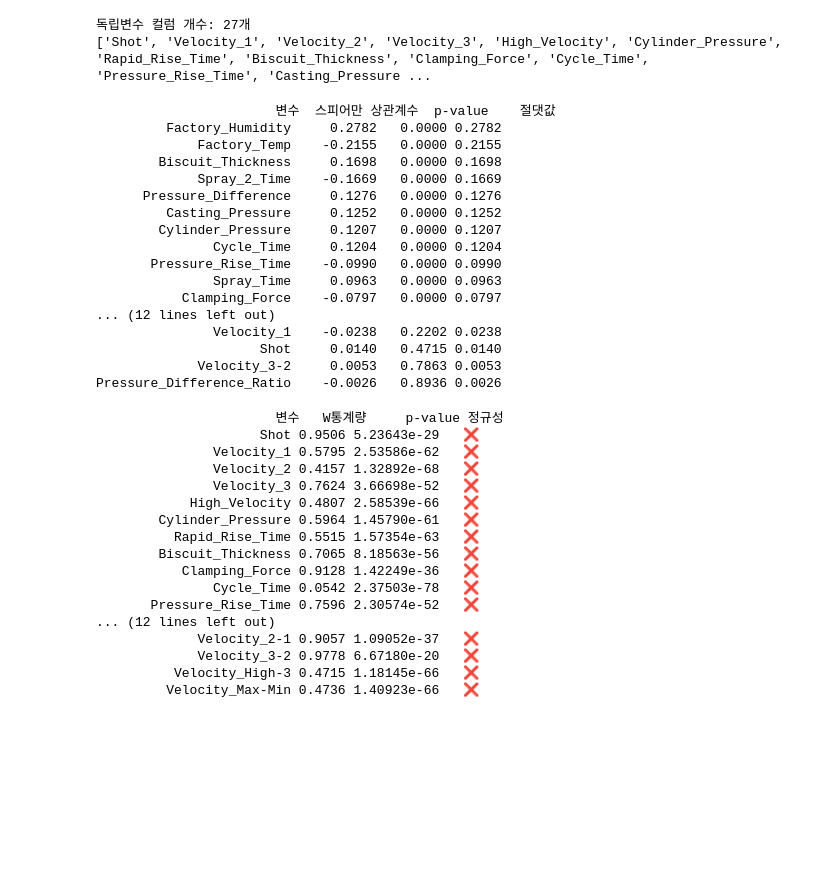
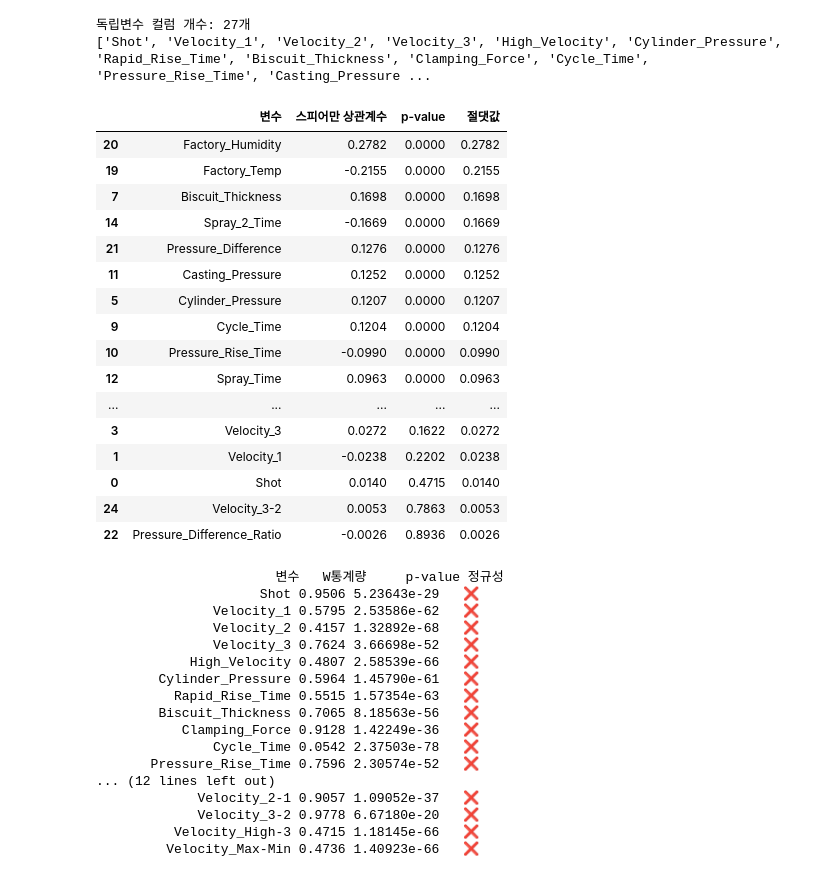
Before and after one commit to heeso0908/hotsix, a Jupyter notebook: notebooks/김재천/statistics_all_iv.ipynb, the cells around one changed output. Saved outputs shown, nothing was run; the diff lists cells and outputs as text; code cells hidden in the pictures; blank space fills up the shorter version.

```diff
--- a/notebooks/김재천/statistics_all_iv.ipynb
+++ b/notebooks/김재천/statistics_all_iv.ipynb
@@ -145,40 +268,40 @@ print(independent_columns)
 # %%
 from scipy.stats import spearmanr
 
 exclude_cols = ['Defect_Status', 'Defect_Type', 'id', 'Product_Type']
 
 results = []
 
 for col in type1_df[independent_columns]:
     clean = type1_df[[col, 'Defect_Status']].dropna()
     corr, p = spearmanr(clean[col], clean['Defect_Status'])
     results.append({
         '변수': col,
         '스피어만 상관계수': round(corr, 4),
         'p-value': round(p, 4),
         '절댓값': round(abs(corr), 4)
     })
 
 spearman_df = pd.DataFrame(results).sort_values('절댓값', ascending=False)
-print(spearman_df.to_string(index=False))
+spearman_df
 # %% [output]
-                       변수  스피어만 상관계수  p-value    절댓값
-         Factory_Humidity     0.2782   0.0000 0.2782
-             Factory_Temp    -0.2155   0.0000 0.2155
-        Biscuit_Thickness     0.1698   0.0000 0.1698
-             Spray_2_Time    -0.1669   0.0000 0.1669
-      Pressure_Difference     0.1276   0.0000 0.1276
-         Casting_Pressure     0.1252   0.0000 0.1252
-        Cylinder_Pressure     0.1207   0.0000 0.1207
-               Cycle_Time     0.1204   0.0000 0.1204
-       Pressure_Rise_Time    -0.0990   0.0000 0.0990
-               Spray_Time     0.0963   0.0000 0.0963
-           Clamping_Force    -0.0797   0.0000 0.0797
-... (12 lines left out)
-               Velocity_1    -0.0238   0.2202 0.0238
-                     Shot     0.0140   0.4715 0.0140
-             Velocity_3-2     0.0053   0.7863 0.0053
-Pressure_Difference_Ratio    -0.0026   0.8936 0.0026
+|  | 변수 | 스피어만 상관계수 | p-value | 절댓값 |
+| 20 | Factory_Humidity | 0.2782 | 0.0000 | 0.2782 |
+| 19 | Factory_Temp | -0.2155 | 0.0000 | 0.2155 |
+| 7 | Biscuit_Thickness | 0.1698 | 0.0000 | 0.1698 |
+| 14 | Spray_2_Time | -0.1669 | 0.0000 | 0.1669 |
+| 21 | Pressure_Difference | 0.1276 | 0.0000 | 0.1276 |
+| 11 | Casting_Pressure | 0.1252 | 0.0000 | 0.1252 |
+| 5 | Cylinder_Pressure | 0.1207 | 0.0000 | 0.1207 |
+| 9 | Cycle_Time | 0.1204 | 0.0000 | 0.1204 |
+| 10 | Pressure_Rise_Time | -0.0990 | 0.0000 | 0.0990 |
+| 12 | Spray_Time | 0.0963 | 0.0000 | 0.0963 |
+| ... | ... | ... | ... | ... |
+| 3 | Velocity_3 | 0.0272 | 0.1622 | 0.0272 |
+| 1 | Velocity_1 | -0.0238 | 0.2202 | 0.0238 |
+| 0 | Shot | 0.0140 | 0.4715 | 0.0140 |
+| 24 | Velocity_3-2 | 0.0053 | 0.7863 | 0.0053 |
+| 22 | Pressure_Difference_Ratio | -0.0026 | 0.8936 | 0.0026 |
 # %%
 #---------------------
 # 1. 정규성 검정
```
Also changed, not shown: parts of 4 cells of this notebook, 1 other file.
